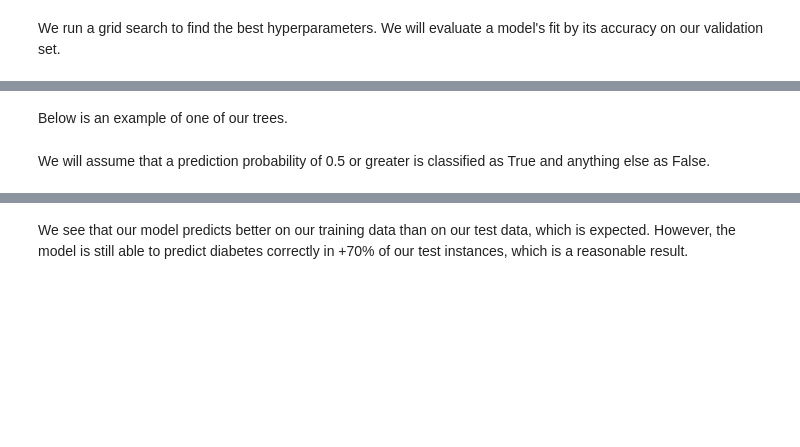
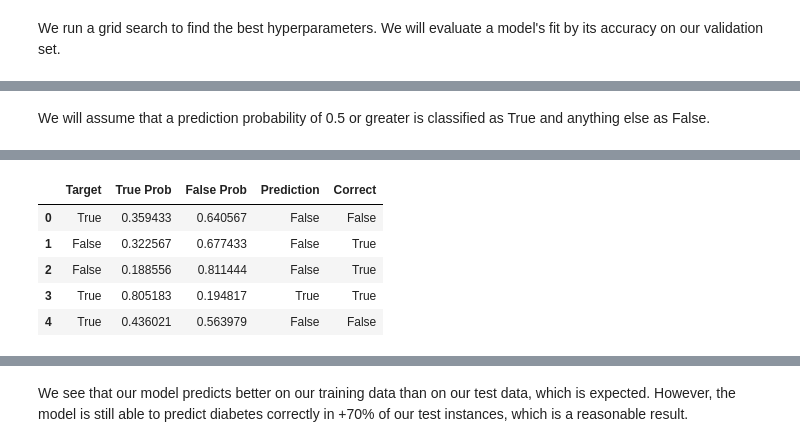
Before and after one commit to jackburbidge/portfolio, a Jupyter notebook: pima_indians_diabetes/pima_indians_TensorFlow_NeuralNet.ipynb, the cells around one changed output, grey strips where cells are left out. Saved outputs shown, nothing was run; the diff lists cells and outputs as text; code cells hidden in the pictures; blank space fills up the shorter version.

```diff
--- a/pima_indians_diabetes/pima_indians_TensorFlow_NeuralNet.ipynb
+++ b/pima_indians_diabetes/pima_indians_TensorFlow_NeuralNet.ipynb
@@ -112,3 +115,4 @@ def process_data(X):
 # %%
 X_train_norm = process_data(X_train)
 X_val_norm = process_data(X_val)
+X_test_norm = process_data(X_test)
@@ -246,2 +243,0 @@ plt.show()
-# %% [markdown]
-Below is an example of one of our trees.
@@ -253,9 +244,10 @@ plt.show()
 # %% [markdown]
 We will assume that a prediction probability of 0.5 or greater is classified as True and anything else as False.
 # %%
-preds_test = model.predict_proba(X_test)
-results_test = pd.DataFrame({'Target' : np.array(y_test).T[0], 'True Prob' : preds_test[:,1], 'False Prob' : preds_test[:,0]})
+preds_test = model.predict(X_test_norm)
+results_test = pd.DataFrame({'Target' : np.array(y_test).T[0], 'True Prob' : preds_test.T[0], 'False Prob' : 1 - preds_test.T[0]})
 results_test['Target'] = results_test['Target'].astype(bool)
 results_test['Prediction'] = results_test['True Prob'] >= .5
 results_test['Correct'] = results_test['Target'] == results_test['Prediction']
 results_test.head()
+# %% [output]
@@ -262,3 +255,9 @@ results_test.head()
+|  | Target | True Prob | False Prob | Prediction | Correct |
+| 0 | True | 0.359433 | 0.640567 | False | False |
+| 1 | False | 0.322567 | 0.677433 | False | True |
+| 2 | False | 0.188556 | 0.811444 | False | True |
+| 3 | True | 0.805183 | 0.194817 | True | True |
+| 4 | True | 0.436021 | 0.563979 | False | False |
 # %%
 a = 100 * results_test[results_test['Target'] == True]['Correct'].sum() / len(results_test[results_test['Target'] == True])
 print('Guessed Test True Correctly %.2f%%' % a)
```
Also changed, not shown: parts of 23 cells of this notebook.
